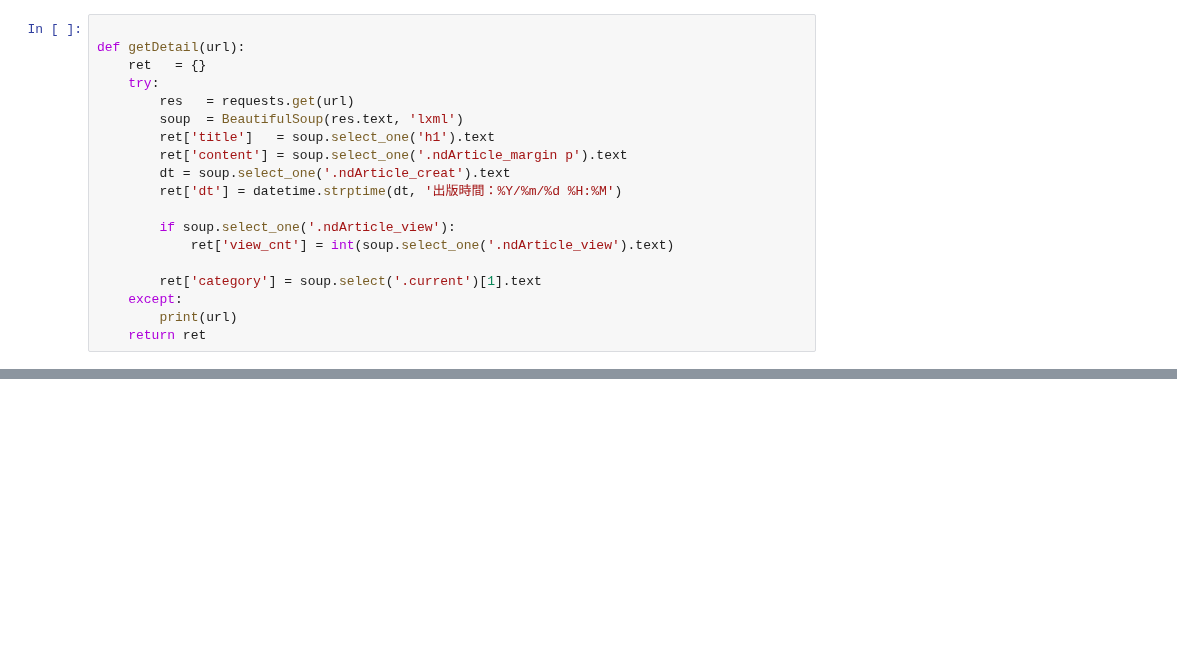
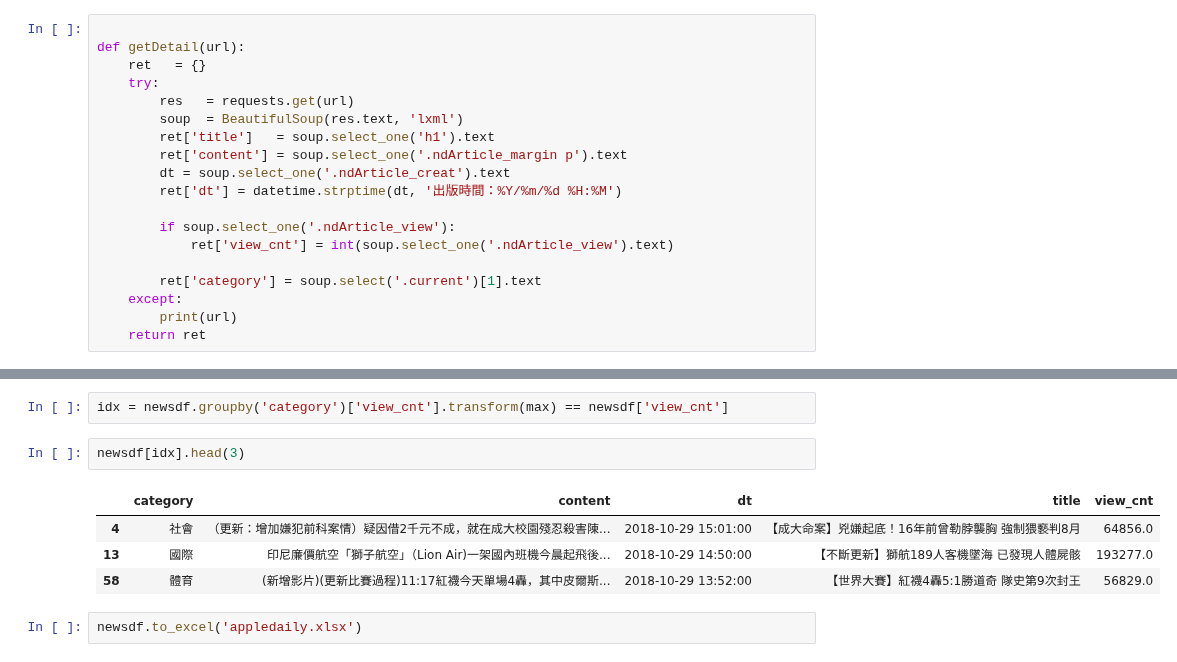
Before and after one commit to ywchiu/ctbc, a Jupyter notebook: Demo20181029.ipynb, the cells around one changed output, grey strips where cells are left out. Cells and saved outputs as stored; diff of their text form; blank space fills up the shorter version.

```diff
--- a/Demo20181029.ipynb
+++ b/Demo20181029.ipynb
@@ -444,0 +495,11 @@ def getDetail(url):
+# %%
+idx = newsdf.groupby('category')['view_cnt'].transform(max) == newsdf['view_cnt']
+# %%
+newsdf[idx].head(3)
+# %% [output]
+|  | category | content | dt | title | view_cnt |
+| 4 | 社會 | （更新：增加嫌犯前科案情）疑因借2千元不成，就在成大校園殘忍殺害陳... | 2018-10-29 15:01:00 | 【成大命案】兇嫌起底！16年前曾勒脖襲胸 強制猥褻判8月 | 64856.0 |
+| 13 | 國際 | 印尼廉價航空「獅子航空」（Lion Air)一架國內班機今晨起飛後... | 2018-10-29 14:50:00 | 【不斷更新】獅航189人客機墜海 已發現人體屍骸 | 193277.0 |
+| 58 | 體育 | (新增影片)(更新比賽過程)11:17紅襪今天單場4轟，其中皮爾斯... | 2018-10-29 13:52:00 | 【世界大賽】紅襪4轟5:1勝道奇 隊史第9次封王 | 56829.0 |
+# %%
+newsdf.to_excel('appledaily.xlsx')
```
Also changed, not shown: parts of 13 cells of this notebook.
